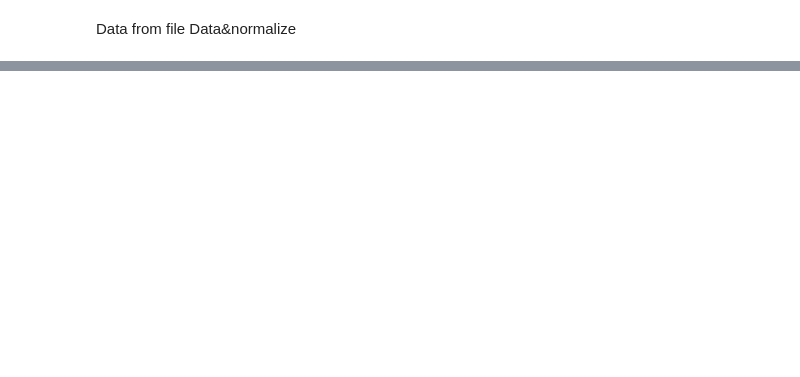
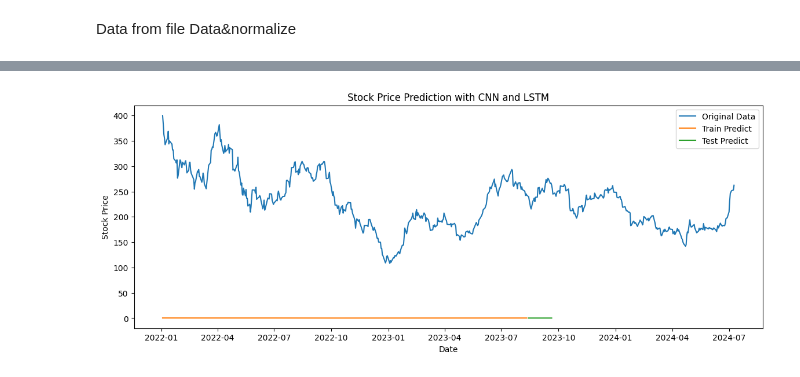
Before and after one commit to porchportal/stock-market-prediction-by--multi-Task-learning, a Jupyter notebook: VScodeML@2/Model/LSTM&CNN.ipynb, the cells around one changed output, grey strips where cells are left out. Drawn from its saved outputs; the diff is of its cells as text; code cells hidden in the pictures; blank space fills up the shorter version.

```diff
--- a/VScodeML@2/Model/LSTM&CNN.ipynb
+++ b/VScodeML@2/Model/LSTM&CNN.ipynb
@@ -95,0 +139,11 @@ model.summary()
+# %%
+X_train1 = []
+y_train1 = []
+
+for i in range(100, data_training_array.shape[0]):
+    X_train1.append(data_training_array[i-100:i])
+    y_train1.append(data_training_array[i, 0])
+
+X_train1, y_train1 = np.array(X_train1), np.array(y_train1)
+
+X_train1.shape
@@ -95,0 +152,9 @@ model.summary()
+# %%
+X_test1 = []
+Y_test1 = []
+
+for i in range (100, data_testing.shape[0]):
+    X_test1.append(data_testing[i-100:i])
+    Y_test1.append(data_testing[i, 0])
+X_test1, Y_test1 = np.array(X_test1), np.array(Y_test1)
+X_test1.shape
@@ -95,0 +299,27 @@ model.summary()
+# %%
+train_predict = model.predict(X_train1)
+test_predict = model.predict(X_test1)
+train_predict_df = pd.DataFrame({'Date': dataset['Date'][:len(
+    train_predict)], 'Train Predict': train_predict.flatten()})
+test_predict_df = pd.DataFrame({'Date': dataset['Date'][len(train_predict):(
+    len(train_predict) + len(test_predict))], 'Test Predict': test_predict.flatten()})
+
+plt.figure(figsize=(14, 5))
+
+# Plot original data
+plt.plot(dataset['Date'], dataset['Close'], label='Original Data')
+
+# Plot train predictions
+plt.plot(train_predict_df['Date'],
+         train_predict_df['Train Predict'], label='Train Predict')
+
+# Plot test predictions
+plt.plot(test_predict_df['Date'],
+         test_predict_df['Test Predict'], label='Test Predict')
+
+plt.xlabel('Date')
+plt.ylabel('Stock Price')
+plt.title('Stock Price Prediction with CNN and LSTM')
+plt.legend()
+plt.show()
+# %% [output]
@@ -95,0 +328 @@ model.summary()
+[figure, added]
```
Also changed, not shown: parts of 18 cells of this notebook, 2 other files.
